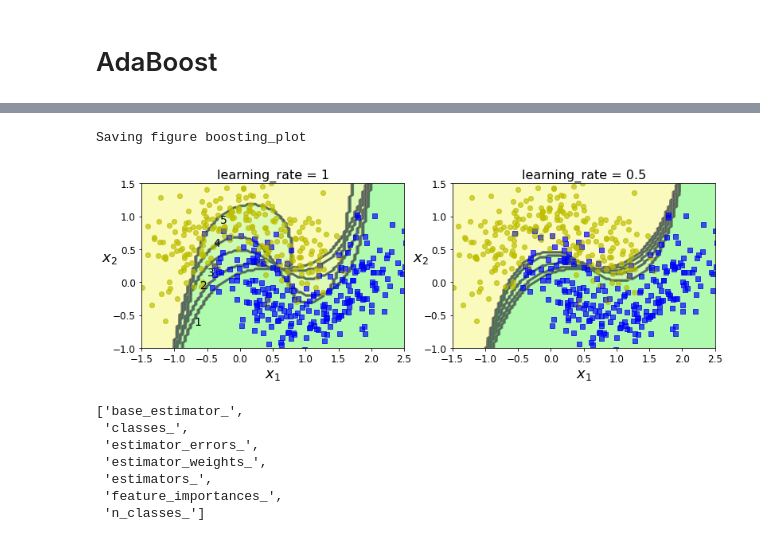
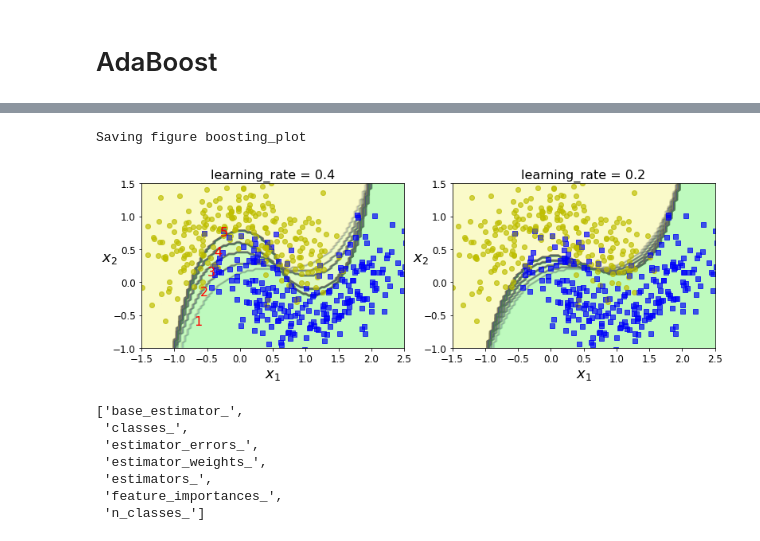
Before and after one commit to soo-pecialist/Hands_on_ML_w_Scikit_Karas_and_TensorFlow, a Jupyter notebook: CH07_Ensemble_Learning_and_Random_Forests.ipynb, the cells around one changed output, grey strips where cells are left out. Saved outputs shown, nothing was run; the diff lists cells and outputs as text; code cells hidden in the pictures.

```diff
--- a/CH07_Ensemble_Learning_and_Random_Forests.ipynb
+++ b/CH07_Ensemble_Learning_and_Random_Forests.ipynb
@@ -244,3 +277,8 @@ petal width (cm) 0.4233579963547682
 rnd_clf.feature_importances_
 # %% [output]
 array([0.11249225, 0.02311929, 0.44103046, 0.423358  ])
+# %%
+rnd_clf = RandomForestClassifier(n_estimators=500, max_leaf_nodes=16, random_state=42)
+rnd_clf.fit(X, y)
+plot_decision_boundary(rnd_clf, X, y, axes=[-1.5, 2.5, -1, 1.5],
+                       alpha=0.4, contour=False)
@@ -261,6 +298,0 @@ plt.show()
-# %%
-bag_clf = BaggingClassifier(
-    DecisionTreeClassifier(random_state=42), n_estimators=500,
-    bootstrap=True, oob_score=True, random_state=40)
-bag_clf.fit(X_train, y_train)
-bag_clf.oob_score_
@@ -269,4 +298,0 @@ bag_clf.oob_score_
-# %%
-from sklearn.metrics import accuracy_score
-y_pred = bag_clf.predict(X_test)
-accuracy_score(y_test, y_pred)
@@ -333,7 +338,7 @@ Saving figure mnist_feature_importance_plot
 from sklearn.ensemble import AdaBoostClassifier
 
 ada_clf = AdaBoostClassifier(
-    DecisionTreeClassifier(max_depth=1), n_estimators=200,
+    DecisionTreeClassifier(max_depth=1), n_estimators=100,
     algorithm="SAMME.R", learning_rate=0.5, random_state=42)
 ada_clf.fit(X_train, y_train)
 # %% [output]
@@ -359,29 +365,36 @@ plot_decision_boundary(ada_clf, X, y)
 # %%
 m = len(X_train)
 
 plt.figure(figsize=(11, 4))
-for subplot, learning_rate in ((121, 1), (122, 0.5)):
+for subplot, learning_rate in ((121, 0.4), (122, 0.2)):
     sample_weights = np.ones(m)
     plt.subplot(subplot)
     for i in range(5):
         svm_clf = SVC(kernel="rbf", C=0.05, gamma="scale", random_state=42)
         svm_clf.fit(X_train, y_train, sample_weight=sample_weights)
         y_pred = svm_clf.predict(X_train)
-        sample_weights[y_pred != y_train] *= (1 + learning_rate)
-        plot_decision_boundary(svm_clf, X, y, alpha=0.2)
+
+        wrong_sum = sample_weights[y_pred != y_train].sum()
+        total = sample_weights.sum()
+        r = wrong_sum / total
+        weight = learning_rate * np.log((1-r)/r)
+        sample_weights[y_pred != y_train] *= np.exp(weight)
+#         sample_weights /= np.sum(sample_weights)
+
+        plot_decision_boundary(svm_clf, X, y, alpha=0.2, alpha_contour = 0.1 + i*0.16)
         plt.title("learning_rate = {}".format(learning_rate), fontsize=16)
     if subplot == 121:
-        plt.text(-0.7, -0.65, "1", fontsize=14)
-        plt.text(-0.6, -0.10, "2", fontsize=14)
-        plt.text(-0.5,  0.10, "3", fontsize=14)
-        plt.text(-0.4,  0.55, "4", fontsize=14)
-        plt.text(-0.3,  0.90, "5", fontsize=14)
+        plt.text(-0.7, -0.65, "1", color = 'r', fontsize=16)
+        plt.text(-0.6, -0.20, "2", color = 'r', fontsize=16)
+        plt.text(-0.5,  0.10, "3", color = 'r', fontsize=16)
+        plt.text(-0.4,  0.40, "4", color = 'r', fontsize=16)
+        plt.text(-0.3,  0.70, "5", color = 'r', fontsize=16)
 
 save_fig("boosting_plot")
 plt.show()
 # %% [output]
 Saving figure boosting_plot
-[figure, old version]
+[figure, new version]
 # %%
 list(m for m in dir(ada_clf) if not m.startswith("_") and m.endswith("_"))
 # %% [output]
```
Also changed, not shown: parts of 57 cells of this notebook.
